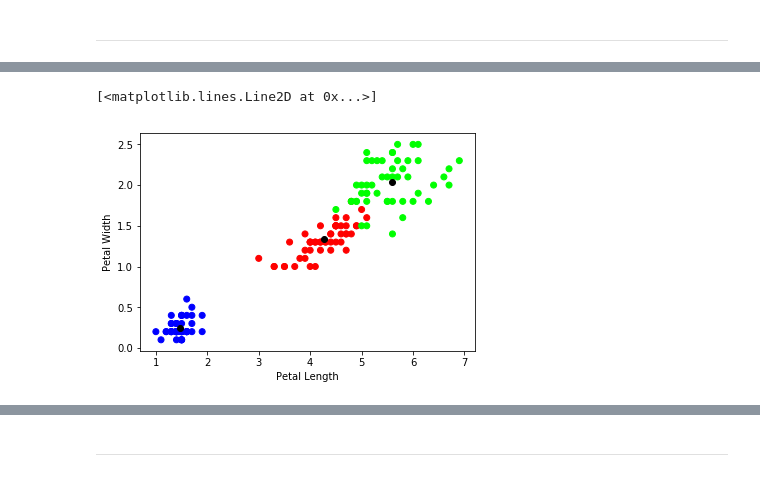
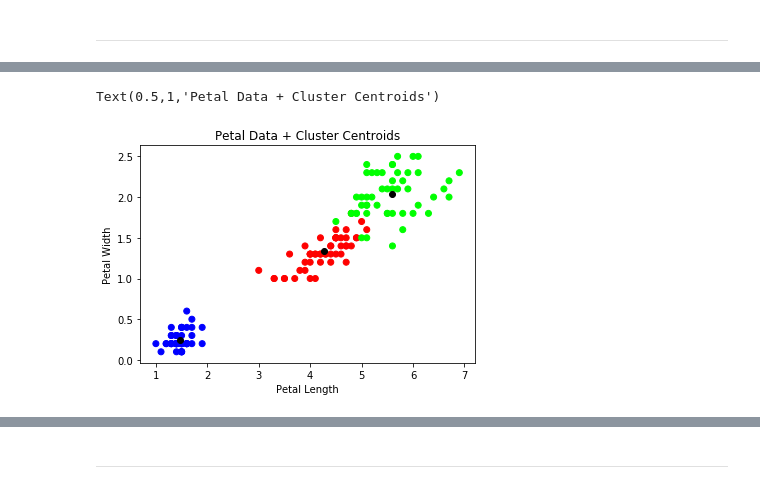
Before and after one commit to charlieconneely/emerging-tech-tasks, a Jupyter notebook: tasks.ipynb, the cells around one changed output, grey strips where cells are left out. Saved outputs shown, nothing was run; the diff lists cells and outputs as text; code cells hidden in the pictures.

```diff
--- a/tasks.ipynb
+++ b/tasks.ipynb
@@ -166,14 +178,15 @@ plt.plot(sepal_centers[:,0], sepal_centers[:,1], 'ko')
 # %%
 plt.xlabel('Petal Length')
 plt.ylabel('Petal Width')
 # Plot out Petal data
 plt.scatter(petal_data[:,0], petal_data[:,1], c=iris_ds.target, cmap='brg')
 
 # Perform kmeans on petal
 petalKMeans = skcl.KMeans(n_clusters=3, random_state=0).fit(petal_data)
 petal_centers = petalKMeans.cluster_centers_
 # identify cluster centers
 plt.plot(petal_centers[:,0], petal_centers[:,1], 'ko')
+plt.title("Petal Data + Cluster Centroids")
 # %% [output]
-[<matplotlib.lines.Line2D at 0x...>]
+Text(0.5,1,'Petal Data + Cluster Centroids')
-[figure, old version]
+[figure, new version]
```
Also changed, not shown: parts of 13 cells of this notebook.
